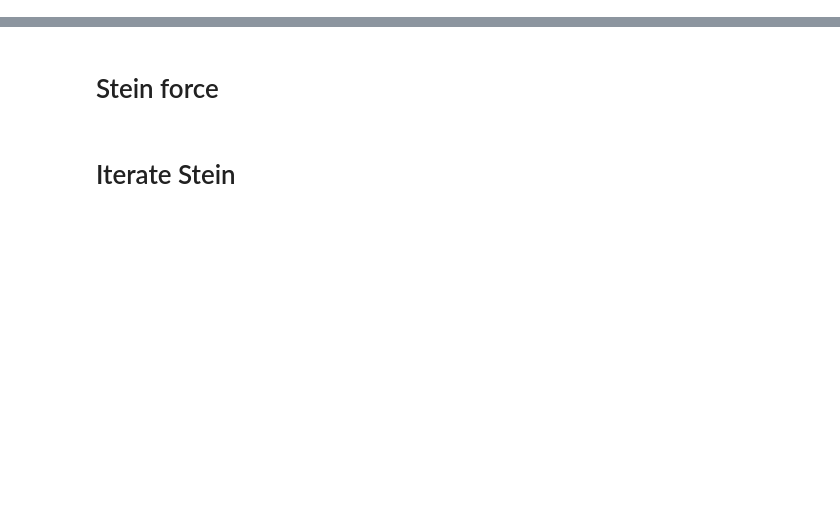
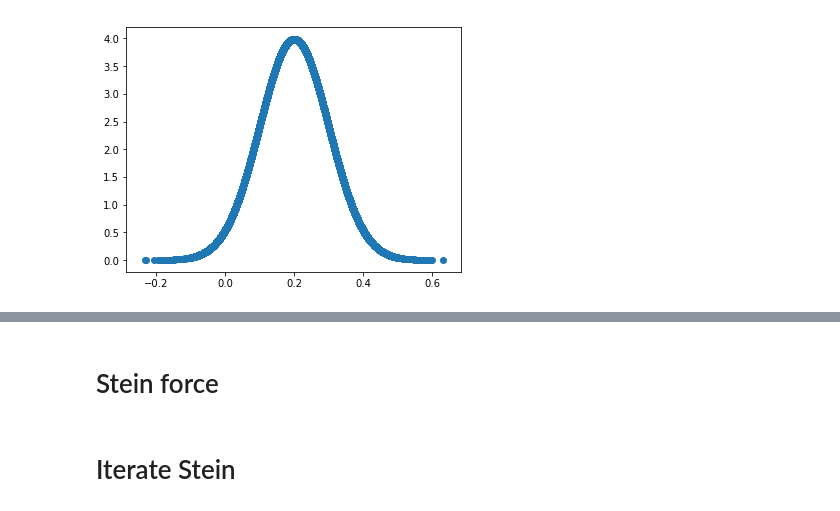
Before and after one commit to ZofiaTr/DFM, a Jupyter notebook: interactivePython/toyModel_Stein_ralf.ipynb, the cells around one changed output, grey strips where cells are left out. Cells and saved outputs as stored; diff of their text form; code cells hidden in the pictures; blank space fills up the shorter version.

```diff
--- a/interactivePython/toyModel_Stein_ralf.ipynb
+++ b/interactivePython/toyModel_Stein_ralf.ipynb
@@ -53,3 +55,9 @@ x = np.random.randn(nrSteps) * 0.1 + 1.0
+# %%
+fig = plt.figure(figsize=(6,4.5))
+plt.scatter(x, q_density)
+plt.show()
+# %% [output]
+[figure, added]
 # %%
 def plotSampling_fromData(x, methodName=None, color='b', title = 'Initial condition', savefigure=None):
 
```
Also changed, not shown: parts of 17 cells of this notebook.
